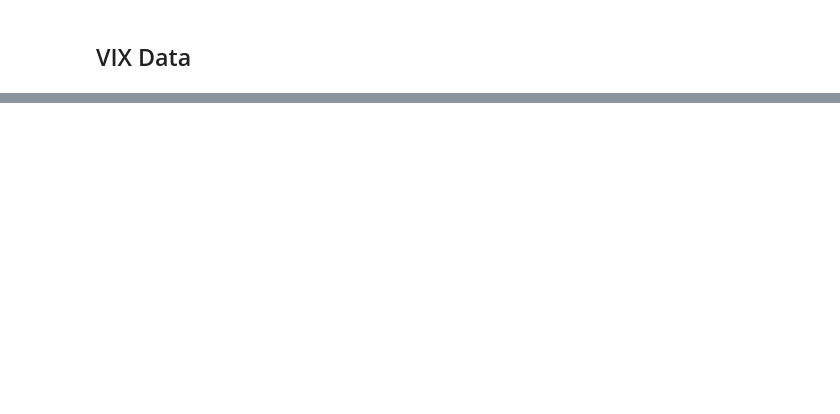
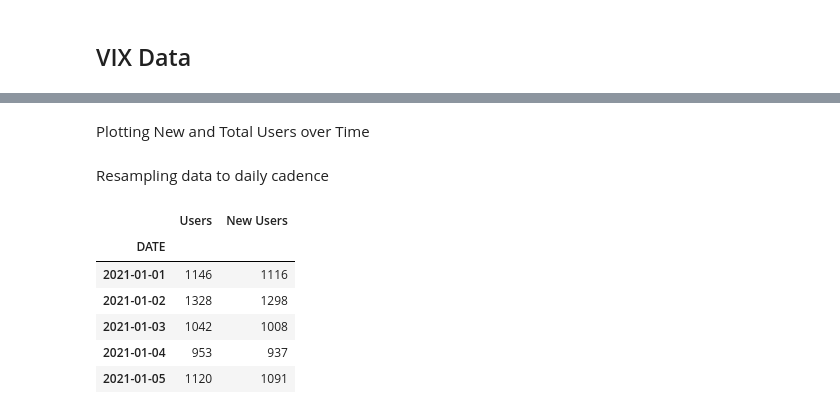
Before and after one commit to VJ-Varanasi/VIX-Metaculus, a Jupyter notebook: New_user_analysis.ipynb, the cells around one changed output, grey strips where cells are left out. Cells and saved outputs as stored; diff of their text form; code cells hidden in the pictures; blank space fills up the shorter version.

```diff
--- a/New_user_analysis.ipynb
+++ b/New_user_analysis.ipynb
@@ -91,0 +59,17 @@ plt.show()
+# %% [markdown]
+Plotting New and Total Users over Time
+# %% [markdown]
+Resampling data to daily cadence
+# %%
+df_daily = df.resample("1D").sum()
+df_daily.index.rename("DATE", inplace= True)
+df_daily=df_daily.loc[start_date:]
+df_daily.head()
+# %% [output]
+|  | Users | New Users |
+| DATE |  |  |
+| 2021-01-01 | 1146 | 1116 |
+| 2021-01-02 | 1328 | 1298 |
+| 2021-01-03 | 1042 | 1008 |
+| 2021-01-04 | 953 | 937 |
+| 2021-01-05 | 1120 | 1091 |
```
Also changed, not shown: parts of 29 cells of this notebook, 2 other files.
